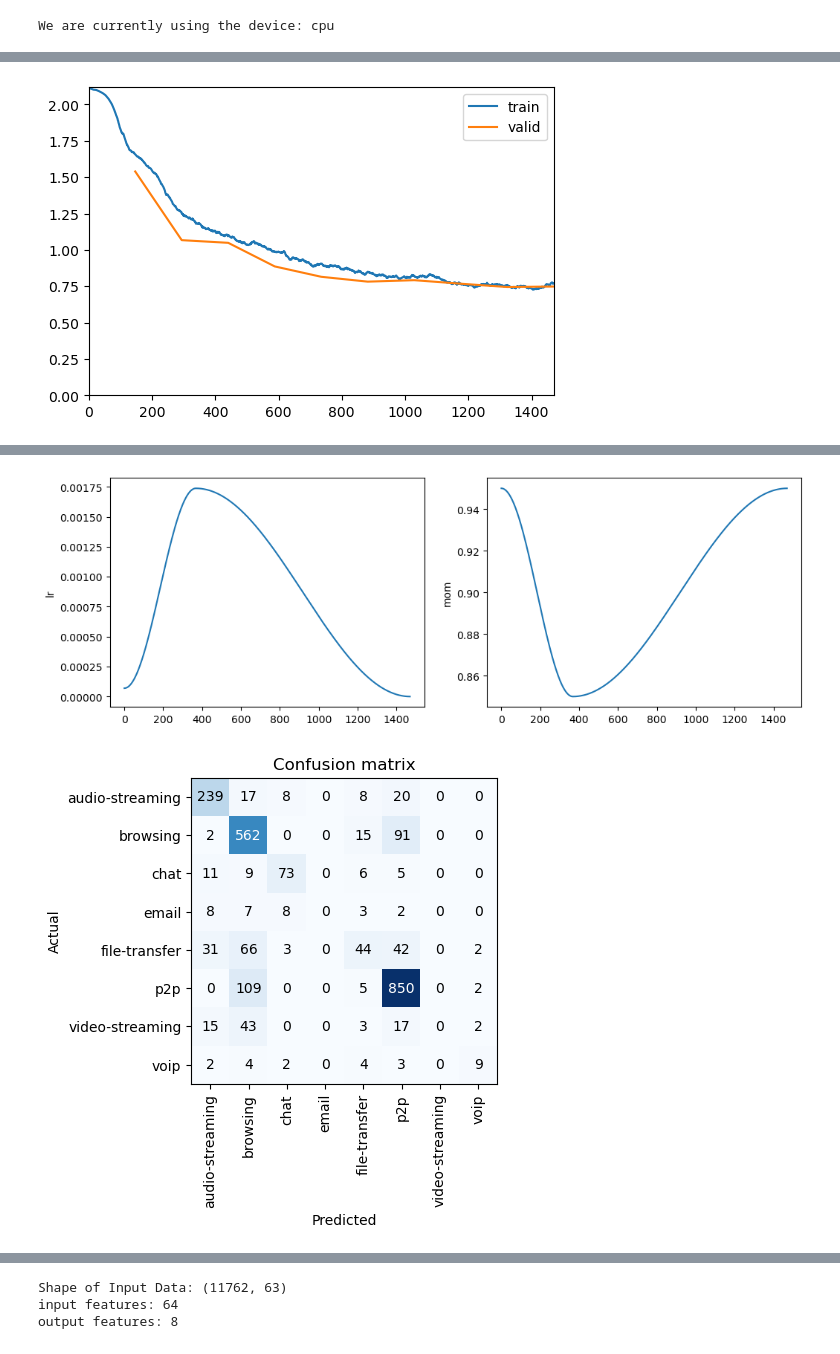
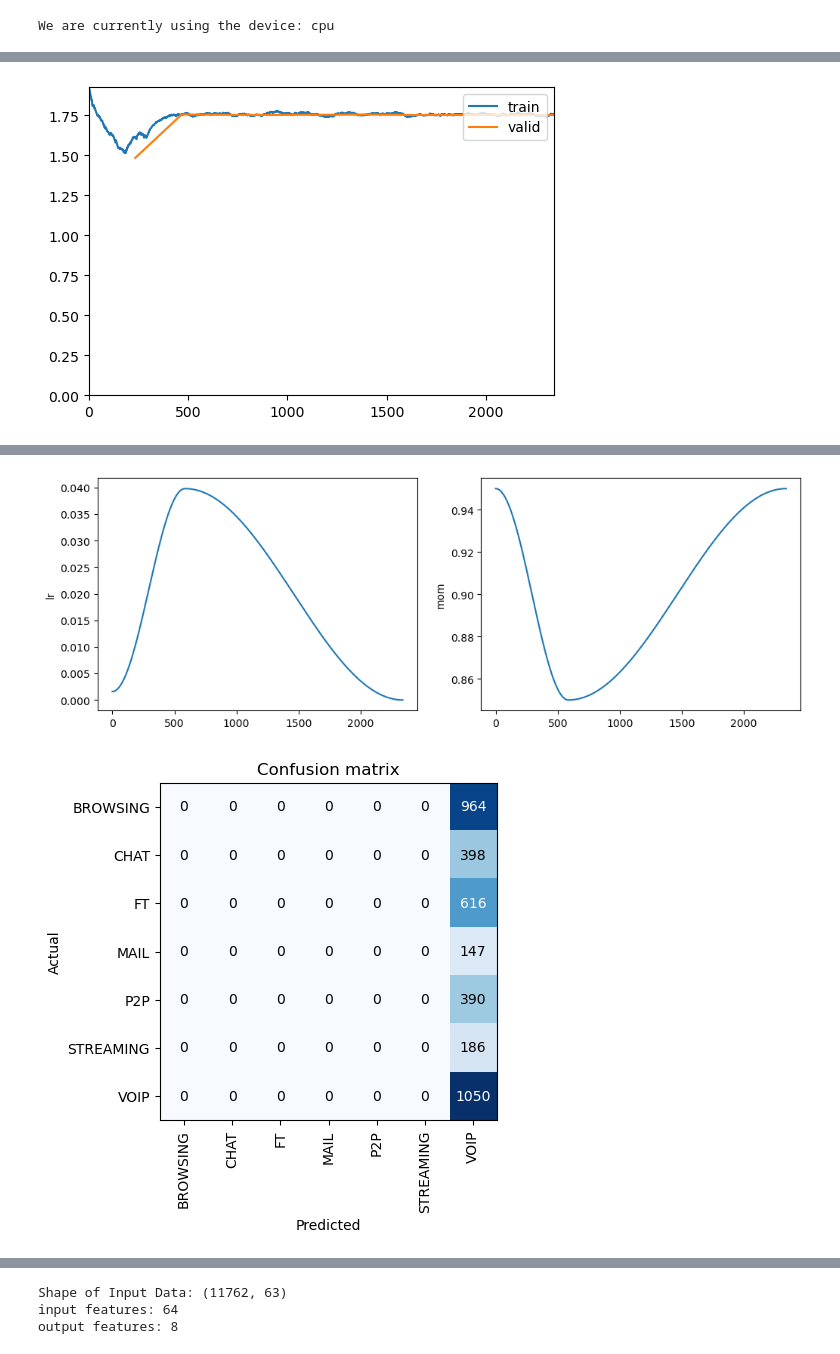
Before and after one commit to Colorado-Mesa-University-Cybersecurity/TrafficFlowForecasting, a Jupyter notebook: warins_experiments/main/early_tabular_transformer_prototype.ipynb, the cells around one changed output, grey strips where cells are left out. Cells and saved outputs as stored; diff of their text form; code cells hidden in the pictures.

```diff
--- a/warins_experiments/main/early_tabular_transformer_prototype.ipynb
+++ b/warins_experiments/main/early_tabular_transformer_prototype.ipynb
@@ -86,9 +86,9 @@ print(f'We are currently using the device: {device}')
 # %% [output]
 We are currently using the device: cpu
 # %%
-data_path_1: str = '../data/'
+data_path_1: str = r'C:\python\TrafficFlowForecasting\warins_experiments\data\Scenario B'
 data_sets_1: list = [
-    'Darknet_experiments_base.csv'
+    'TimeBasedFeatures-Dataset-15s-AllinOne.csv'
 ]
 
 file_path_1: callable = get_file_path(data_path_1)
@@ -117,7 +118,7 @@ Loading Dataset: ./data/Darknet_experiments_base.csv
 # %%
 # we are going to select a random subset of our data
 
-df = dataset_1['Dataset'].sample(frac=0.1, random_state=42)
+df = dataset_1['Dataset'].sample(frac=1, random_state=42) #just using all of it
 # %%
 dataset_1['Dataset'].shape
 # %% [output]
@@ -287,0 +140,3 @@ df = df[columns]
+# %%
+df = df.drop(columns=['Unnamed: 0'])
+df.columns
@@ -784,11 +721,12 @@ class FlowTransformer(nn.Module):
         return output
 
 results_flow_transformer_1 = run_torch_nn_experiment(
-    df.drop(['Traffic Type'], axis=1),
+    df,
     dataset_1['File'],
-    'Application Type',
-    FlowTransformer,
-    config = {
+    target_label='class1',
+    model=FlowTransformer,
+    # categorical=None, #would be nice if I could put None here instead of s
+    config={
         'feature_groups': feature_groups,
         'activation': nn.ReLU(),
         'verbose': True,
@@ -816,7 +754,7 @@ results_flow_transformer_1 = run_torch_nn_experiment(
             'batch_norm': False,
             'activation': nn.ReLU(),
         }
-    }
+    },
 )
 
 
@@ -847,4 +785,4 @@ output shape: torch.Size([64, 8])
-[figure, old version]
+[figure, new version]
 [interactive output not drawn]
 [interactive output not drawn]
 [interactive output not drawn]
@@ -854,2 +792,2 @@ Learnable Parameters:                   212174
-[figure, old version]
+[figure, new version]
-[figure, old version]
+[figure, new version]
```
Also changed, not shown: parts of 16 cells of this notebook, 2 other files.
